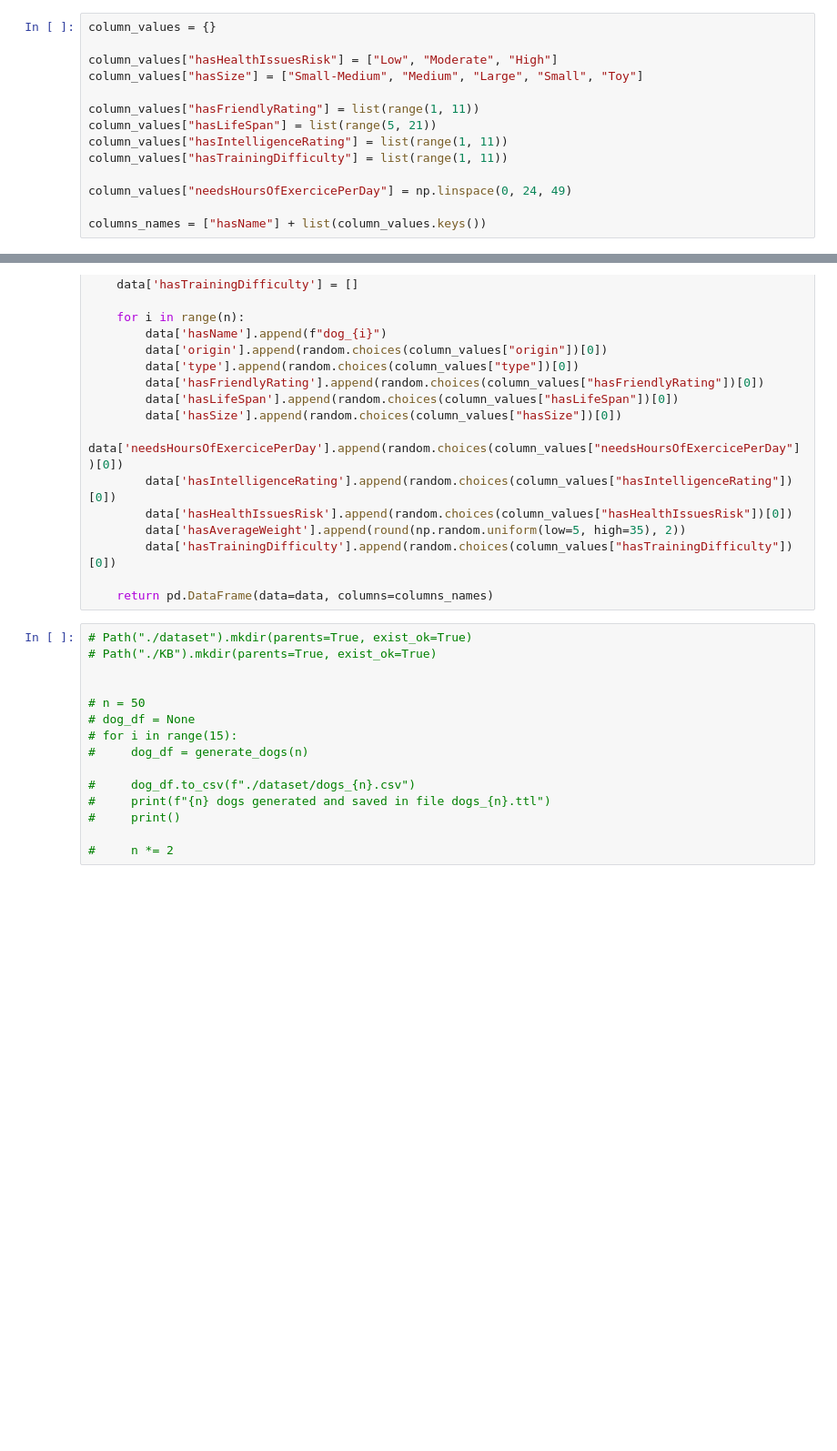
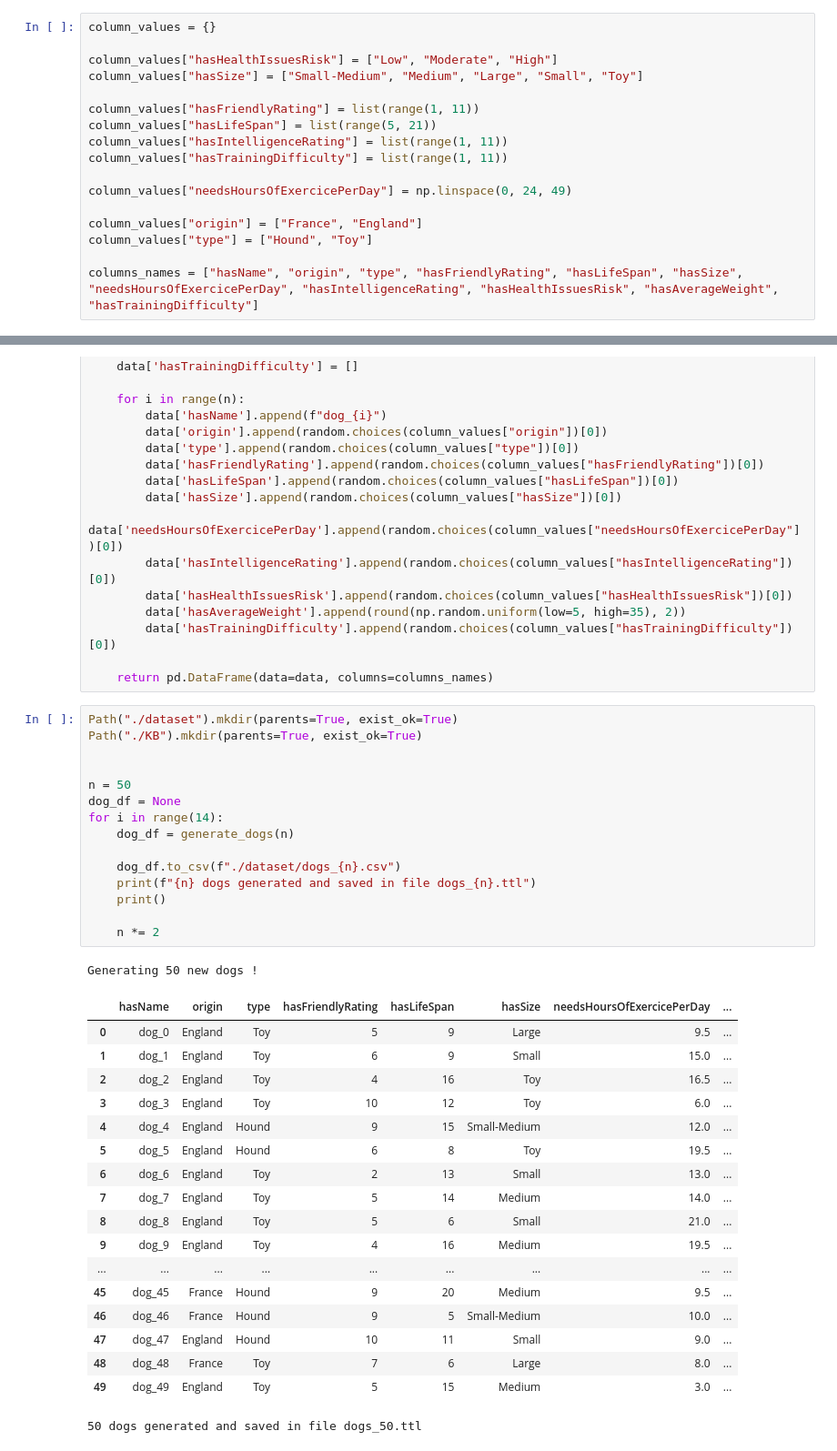
Before and after one commit to SebastienGuillemin/whc_reasoner, a Jupyter notebook: evaluation/construct_dataset.ipynb, the cells around one changed output, grey strips where cells are left out. Shown at 91% size. Cells and saved outputs as stored; diff of their text form; blank space fills up the shorter version.

Commit message:
Regenerating dataset

```diff
--- a/evaluation/construct_dataset.ipynb
+++ b/evaluation/construct_dataset.ipynb
@@ -36,7 +34,10 @@ column_values["hasTrainingDifficulty"] = list(range(1, 11))
 
 column_values["needsHoursOfExercicePerDay"] = np.linspace(0, 24, 49)
 
-columns_names = ["hasName"] + list(column_values.keys())
+column_values["origin"] = ["France", "England"]
+column_values["type"] = ["Hound", "Toy"]
+
+columns_names = ["hasName", "origin", "type", "hasFriendlyRating", "hasLifeSpan", "hasSize", "needsHoursOfExercicePerDay", "hasIntelligenceRating", "hasHealthIssuesRisk", "hasAverageWeight", "hasTrainingDifficulty"]
 # %%
 def generate_dogs(n=50):
     print(f"Generating {n} new dogs !")
@@ -69,17 +70,37 @@ def generate_dogs(n=50):
 
     return pd.DataFrame(data=data, columns=columns_names)
 # %%
-# Path("./dataset").mkdir(parents=True, exist_ok=True)
-# Path("./KB").mkdir(parents=True, exist_ok=True)
+Path("./dataset").mkdir(parents=True, exist_ok=True)
+Path("./KB").mkdir(parents=True, exist_ok=True)
 
 
-# n = 50
-# dog_df = None
-# for i in range(15):
-#     dog_df = generate_dogs(n)
+n = 50
+dog_df = None
+for i in range(14):
+    dog_df = generate_dogs(n)
 
-#     dog_df.to_csv(f"./dataset/dogs_{n}.csv")
-#     print(f"{n} dogs generated and saved in file dogs_{n}.ttl")
-#     print()
+    dog_df.to_csv(f"./dataset/dogs_{n}.csv")
+    print(f"{n} dogs generated and saved in file dogs_{n}.ttl")
+    print()
 
-#     n *= 2
+    n *= 2
+# %% [output]
+Generating 50 new dogs !
+|  | hasName | origin | type | hasFriendlyRating | hasLifeSpan | hasSize | needsHoursOfExercicePerDay | ... |
+| 0 | dog_0 | England | Toy | 5 | 9 | Large | 9.5 | ... |
+| 1 | dog_1 | England | Toy | 6 | 9 | Small | 15.0 | ... |
+| 2 | dog_2 | England | Toy | 4 | 16 | Toy | 16.5 | ... |
+| 3 | dog_3 | England | Toy | 10 | 12 | Toy | 6.0 | ... |
+| 4 | dog_4 | England | Hound | 9 | 15 | Small-Medium | 12.0 | ... |
+| 5 | dog_5 | England | Hound | 6 | 8 | Toy | 19.5 | ... |
+| 6 | dog_6 | England | Toy | 2 | 13 | Small | 13.0 | ... |
+| 7 | dog_7 | England | Toy | 5 | 14 | Medium | 14.0 | ... |
+| 8 | dog_8 | England | Toy | 5 | 6 | Small | 21.0 | ... |
+| 9 | dog_9 | England | Toy | 4 | 16 | Medium | 19.5 | ... |
+| ... | ... | ... | ... | ... | ... | ... | ... | ... |
+| 45 | dog_45 | France | Hound | 9 | 20 | Medium | 9.5 | ... |
+| 46 | dog_46 | France | Hound | 9 | 5 | Small-Medium | 10.0 | ... |
+| 47 | dog_47 | England | Hound | 10 | 11 | Small | 9.0 | ... |
+| 48 | dog_48 | France | Toy | 7 | 6 | Large | 8.0 | ... |
+| 49 | dog_49 | England | Toy | 5 | 15 | Medium | 3.0 | ... |
+50 dogs generated and saved in file dogs_50.ttl
```
Also changed, not shown: parts of 1 cell of this notebook, 7 other files.
